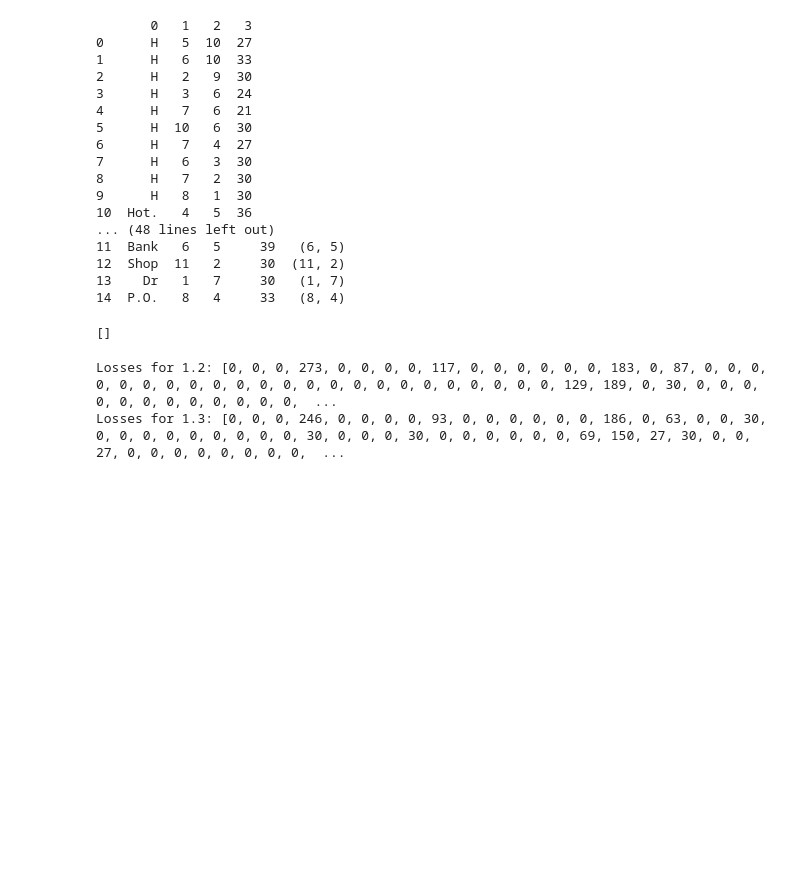
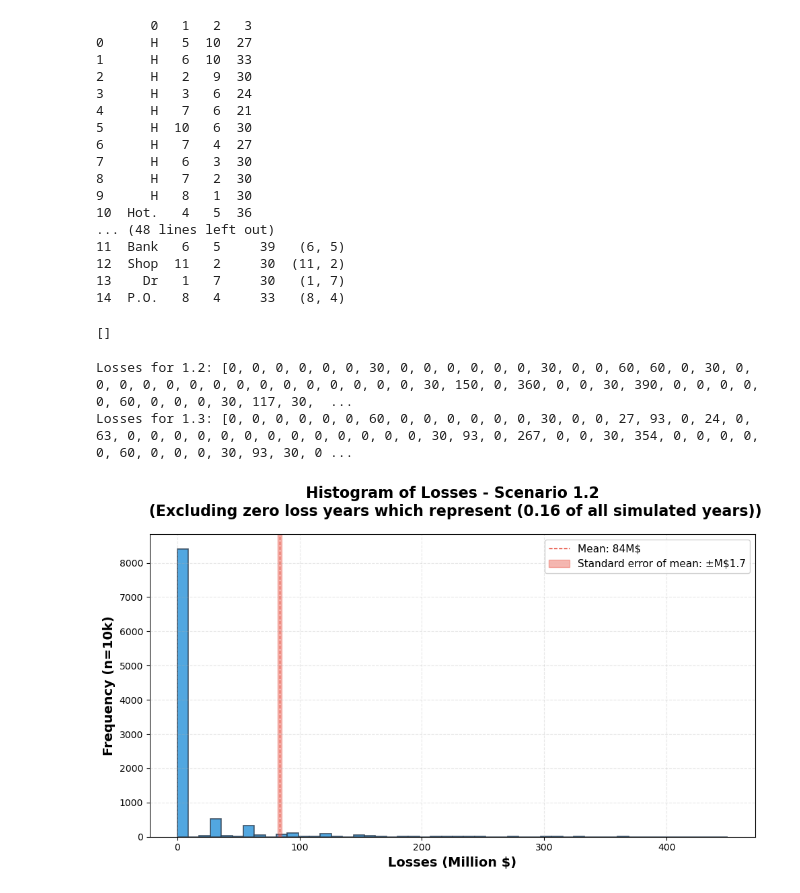
Before and after one commit to Johann3141592/Town-Planning-for-Severe-Convective-Storm-Risk, a Jupyter notebook: simulation.ipynb, the cells around one changed output. Cells and saved outputs as stored; diff of their text form; code cells hidden in the pictures; blank space fills up the shorter version.

Commit message:
Added functions to plot loss histogram with and without zero loss years. Added Function to plot convergence of mean.

```diff
--- a/simulation.ipynb
+++ b/simulation.ipynb
@@ -4,8 +4,10 @@ import matplotlib.pyplot as plt
 import numpy as np
 import pandas as pd
 import random as random
+import datetime as dt
 
 setupdirectory = "./Setup-Files/"
+outdirectory = "./results/"
 # %%
 #defining the grid
 cords = []
@@ -19,6 +21,6 @@ for i in range(map_size):
 number_of_properties = 10
 propcords = []
 for i in range(number_of_properties):
-    propcords.append((rd.randint(0, map_size-1), rd.randint(0, map_size-1)))
+    propcords.append((random.randint(0, map_size-1), random.randint(0, map_size-1)))
 print(propcords)
 # %% [output]
@@ -105,7 +107,11 @@ losses_1_2 = []
 losses_1_3 = []
 types_1_2_all = []
 types_1_3_all = []
-for i in range(100):
+mean_loss_1_2 = []
+mean_loss_1_3 = []
+std_of_mean_loss_1_2 = []
+std_of_mean_loss_1_3 = []
+for i in range(10000):
     scs_cords = get_scs_chords()
     damage_1_2, types_1_2 = calculate_damage(scs_cords, props_1_2_df)
     damage_1_3, types_1_3 = calculate_damage(scs_cords, props_1_3_df)
@@ -113,9 +119,68 @@ for i in range(100):
     losses_1_3.append(damage_1_3)
     types_1_2_all.extend(types_1_2)
     types_1_3_all.extend(types_1_3)
+    mean_loss_1_2.append(np.mean(losses_1_2))
+    mean_loss_1_3.append(np.mean(losses_1_3))
+    std_of_mean_loss_1_2.append(np.std(losses_1_2) / np.sqrt(len(losses_1_2)))
+    std_of_mean_loss_1_3.append(np.std(losses_1_3) / np.sqrt(len(losses_1_3)))
 
 print(f"Losses for 1.2: {losses_1_2}")
 print(f"Losses for 1.3: {losses_1_3}")
 # %% [output]
-Losses for 1.2: [0, 0, 0, 273, 0, 0, 0, 0, 117, 0, 0, 0, 0, 0, 0, 183, 0, 87, 0, 0, 0, 0, 0, 0, 0, 0, 0, 0, 0, 0, 0, 0, 0, 0, 0, 0, 0, 0, 0, 0, 0, 129, 189, 0, 30, 0, 0, 0, 0, 0, 0, 0, 0, 0, 0, 0, 0,  ...
-Losses for 1.3: [0, 0, 0, 246, 0, 0, 0, 0, 93, 0, 0, 0, 0, 0, 0, 186, 0, 63, 0, 0, 30, 0, 0, 0, 0, 0, 0, 0, 0, 0, 30, 0, 0, 0, 30, 0, 0, 0, 0, 0, 0, 69, 150, 27, 30, 0, 0, 27, 0, 0, 0, 0, 0, 0, 0, 0,  ...
+Losses for 1.2: [0, 0, 0, 0, 0, 0, 30, 0, 0, 0, 0, 0, 0, 30, 0, 0, 60, 60, 0, 30, 0, 0, 0, 0, 0, 0, 0, 0, 0, 0, 0, 0, 0, 0, 0, 30, 150, 0, 360, 0, 0, 30, 390, 0, 0, 0, 0, 0, 60, 0, 0, 0, 30, 117, 30,  ...
+Losses for 1.3: [0, 0, 0, 0, 0, 0, 60, 0, 0, 0, 0, 0, 0, 30, 0, 0, 27, 93, 0, 24, 0, 63, 0, 0, 0, 0, 0, 0, 0, 0, 0, 0, 0, 0, 0, 30, 93, 0, 267, 0, 0, 30, 354, 0, 0, 0, 0, 0, 60, 0, 0, 0, 30, 93, 30, 0 ...
+# %%
+def plot_histogram(losslist, title='Histogram of Losses', bins=50, keepzeros=True):
+    #creating histogram with mean, std of mean saving to file
+    #keepzeros is a boolean that determines whether to include zero losses in the calculation of the mean and standard error of the mean, and whether to show the number of simulated years in the title. If keepzeros is False, zero losses are excluded from the calculations and the title is updated to reflect this.
+
+    # Calculate statistics
+    if keepzeros == True:
+
+        mean_val = np.mean(losslist)
+
+        std_val = np.std(losslist)
+        sem_val = std_val / np.sqrt(len(losslist))  # Standard error of the mean
+    elif keepzeros == False:
+        n = len(losslist)
+        numzeros = len([loss for loss in losslist if loss == 0])
+        losslist_nonzero = [loss for loss in losslist if loss > 0]
+        mean_val = np.mean(losslist_nonzero)
+        sem_val = np.std(losslist_nonzero) / np.sqrt(len(losslist_nonzero))  # Standard error of the mean
+        entries  =  len(losslist_nonzero)
+        filename = title.replace("\n", "").replace(" ", "_")
+        filename += "nozeros"
+        filename = filename.replace("\n", "").replace(" ", "_")
+        title += f'\n (Excluding zero loss years which represent ({entries/n:.2f} of all simulated years))'
+
+    plt.figure(figsize=(10, 6))
+
+    # Create histogramg
+    n, bins, patches = plt.hist(losslist, bins=bins, alpha=0.85,
+                                  color='#3498db', edgecolor='#2c3e50', linewidth=1.2)
+    # Add mean and median lines
+    plt.axvline(mean_val, color='#e74c3c', linestyle='--', linewidth=1,
+                label=f'Mean: {mean_val:,.0f}M$')
+
+    # Add shaded region for SEM around mean
+    plt.axvspan(mean_val - sem_val, mean_val + sem_val, alpha=0.4, color='#e74c3c',
+                label=f'Standard error of mean: ±M${sem_val:,.1f}')
+
+
+
+    # Styling
+    plt.xlabel('Losses (Million $)', fontsize=14, fontweight='bold')
+    plt.ylabel(f'Frequency (n={len(losslist)/1000:.0f}k)', fontsize=14, fontweight='bold')
+    plt.title(title, fontsize=16, fontweight='bold', pad=20)
+    plt.grid(True, alpha=0.3, linestyle='--', linewidth=0.8)
+    plt.legend(fontsize=11, framealpha=0.9)
+
+    # Improve layout
+    plt.tight_layout()
+
+    plt.savefig(outdirectory + filename + ".png", dpi=300)
+    plt.show()
+
+plot_histogram(losses_1_2, 'Histogram of Losses - Scenario 1.2', keepzeros=False)
+# %% [output]
+[figure, added]
```
Also changed, not shown: parts of 3 cells of this notebook.
